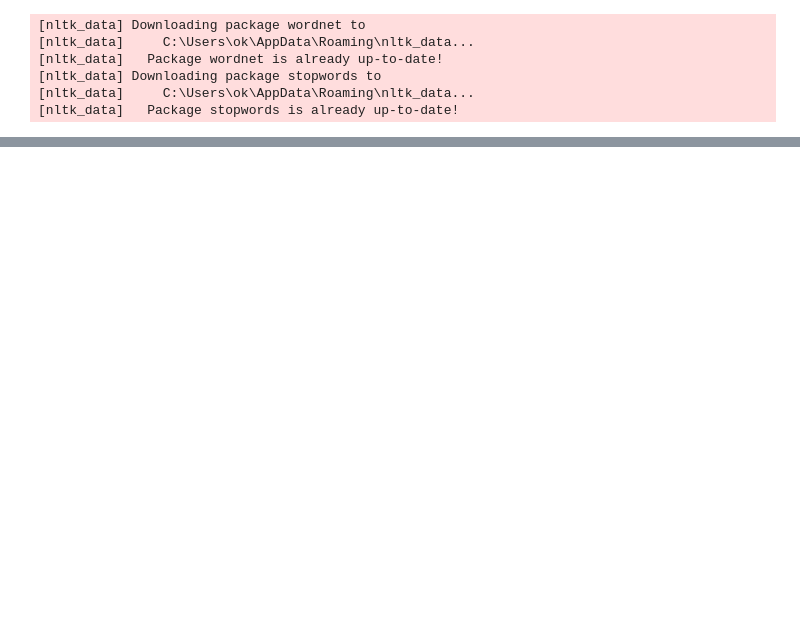
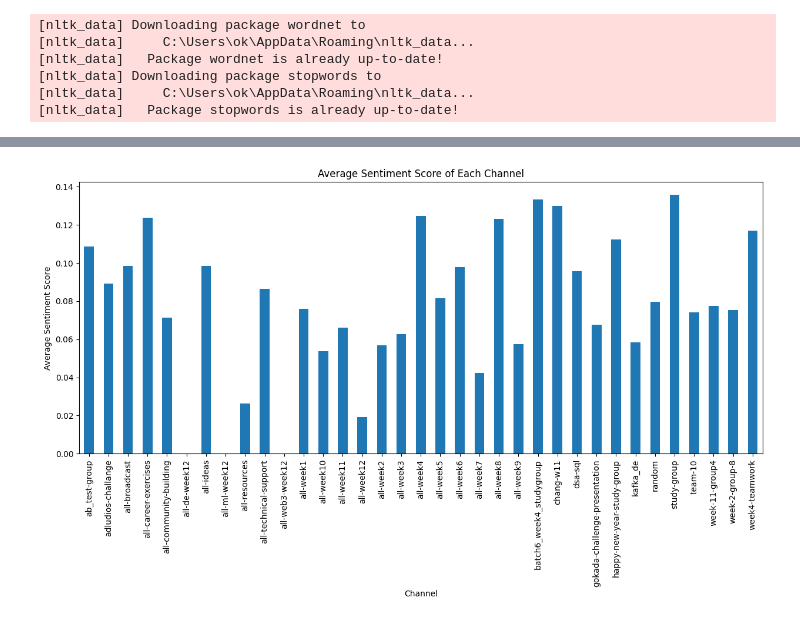
Before and after one commit to Keriii/week-0, a Jupyter notebook: notebooks/scentiment analysis.ipynb, the cells around one changed output, grey strips where cells are left out. Drawn from its saved outputs; the diff is of its cells as text; code cells hidden in the pictures; blank space fills up the shorter version.

```diff
--- a/notebooks/scentiment analysis.ipynb
+++ b/notebooks/scentiment analysis.ipynb
@@ -61,0 +48,13 @@ data[100:110]
+# %%
+import matplotlib.pyplot as plt
+
+average_sentiment = data.groupby('channel')['sentiment_score'].mean()
+
+average_sentiment.plot(kind='bar', figsize=(15, 6))
+plt.title('Average Sentiment Score of Each Channel')
+plt.xlabel('Channel')
+plt.ylabel('Average Sentiment Score')
+plt.xticks(rotation=90)
+plt.show()
+# %% [output]
+[figure, added]
```
Also changed, not shown: parts of 1 cell of this notebook.
